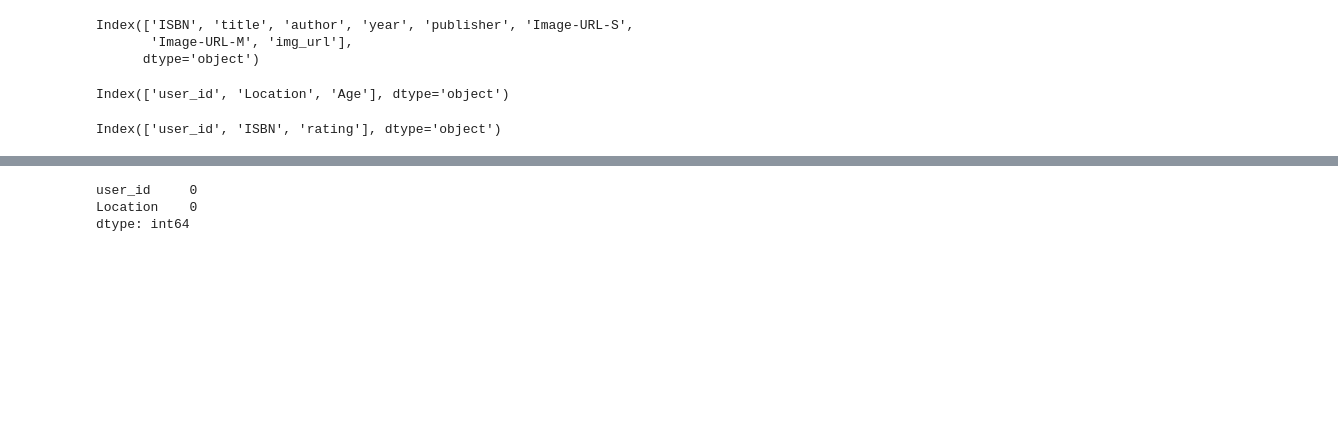
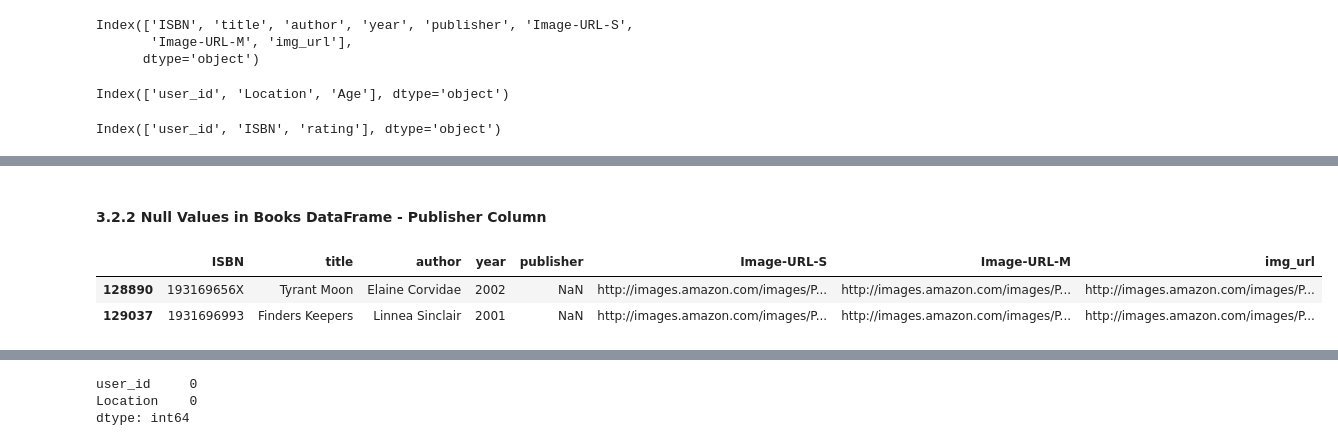
Before and after one commit to ggeorgekkariuki/picasso-book-bar, a Jupyter notebook: index.ipynb, the cells around one changed output, grey strips where cells are left out. Cells and saved outputs as stored; diff of their text form; code cells hidden in the pictures; blank space fills up the shorter version.

Commit message:
Clean Data Cleaning Section

```diff
--- a/index.ipynb
+++ b/index.ipynb
@@ -361,3 +378,6 @@ Index(['user_id', 'ISBN', 'rating'], dtype='object')
 # %%
+# Records formatting changed
 books_df['author'] = books_df['author'].str.title()
 books_df['title'] = books_df['title'].str.title()
+books_df['publisher'] = books_df['publisher'].str.title()
+books_df['year'] = books_df['year'].astype('int')
@@ -366,7 +388,4 @@ books_df['title'] = books_df['title'].str.title()
 # %%
-# Drop any records in the books and ratings df
-books_df.dropna(axis=0, inplace=True)
-
 # Confirm if there are any missing values now
 books_df.isnull().sum()
 # %% [output]
@@ -381,0 +412,9 @@ dtype: int64
+# %% [markdown]
+#### 3.2.2 Null Values in Books DataFrame - Publisher Column
+# %%
+# Investigate the column - publisher with missing values
+books_df[books_df['publisher'].isna()]
+# %% [output]
+|  | ISBN | title | author | year | publisher | Image-URL-S | Image-URL-M | img_url |
+| 128890 | 193169656X | Tyrant Moon | Elaine Corvidae | 2002 | NaN | http://images.amazon.com/images/P... | http://images.amazon.com/images/P... | http://images.amazon.com/images/P... |
+| 129037 | 1931696993 | Finders Keepers | Linnea Sinclair | 2001 | NaN | http://images.amazon.com/images/P... | http://images.amazon.com/images/P... | http://images.amazon.com/images/P... |
```
Also changed, not shown: parts of 26 cells of this notebook.
